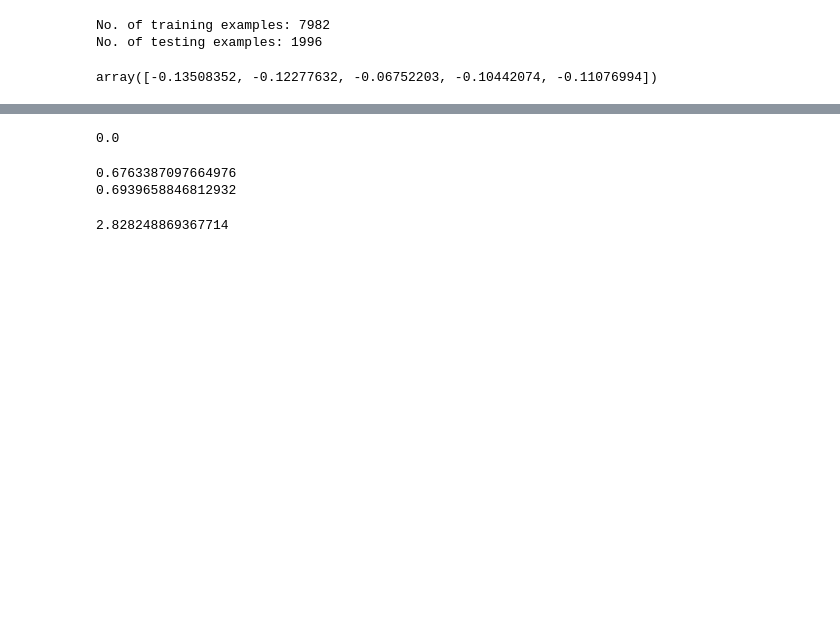
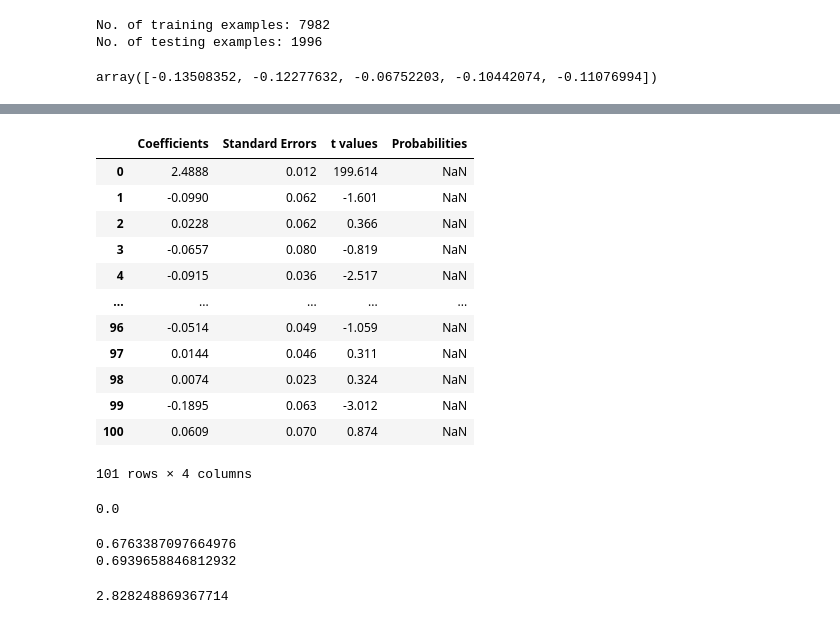
Before and after one commit to seangao14/pstat131proj, a Jupyter notebook: playground.ipynb, the cells around one changed output, grey strips where cells are left out. Cells and saved outputs as stored; diff of their text form; code cells hidden in the pictures; blank space fills up the shorter version.

```diff
--- a/playground.ipynb
+++ b/playground.ipynb
@@ -210,0 +227,16 @@ print(-1*scorelin.mean())
+# %%
+lr_df
+# %% [output]
+|  | Coefficients | Standard Errors | t values | Probabilities |
+| 0 | 2.4888 | 0.012 | 199.614 | NaN |
+| 1 | -0.0990 | 0.062 | -1.601 | NaN |
+| 2 | 0.0228 | 0.062 | 0.366 | NaN |
+| 3 | -0.0657 | 0.080 | -0.819 | NaN |
+| 4 | -0.0915 | 0.036 | -2.517 | NaN |
+| ... | ... | ... | ... | ... |
+| 96 | -0.0514 | 0.049 | -1.059 | NaN |
+| 97 | 0.0144 | 0.046 | 0.311 | NaN |
+| 98 | 0.0074 | 0.023 | 0.324 | NaN |
+| 99 | -0.1895 | 0.063 | -3.012 | NaN |
+| 100 | 0.0609 | 0.070 | 0.874 | NaN |
+101 rows × 4 columns
```
Also changed, not shown: parts of 12 cells of this notebook.
